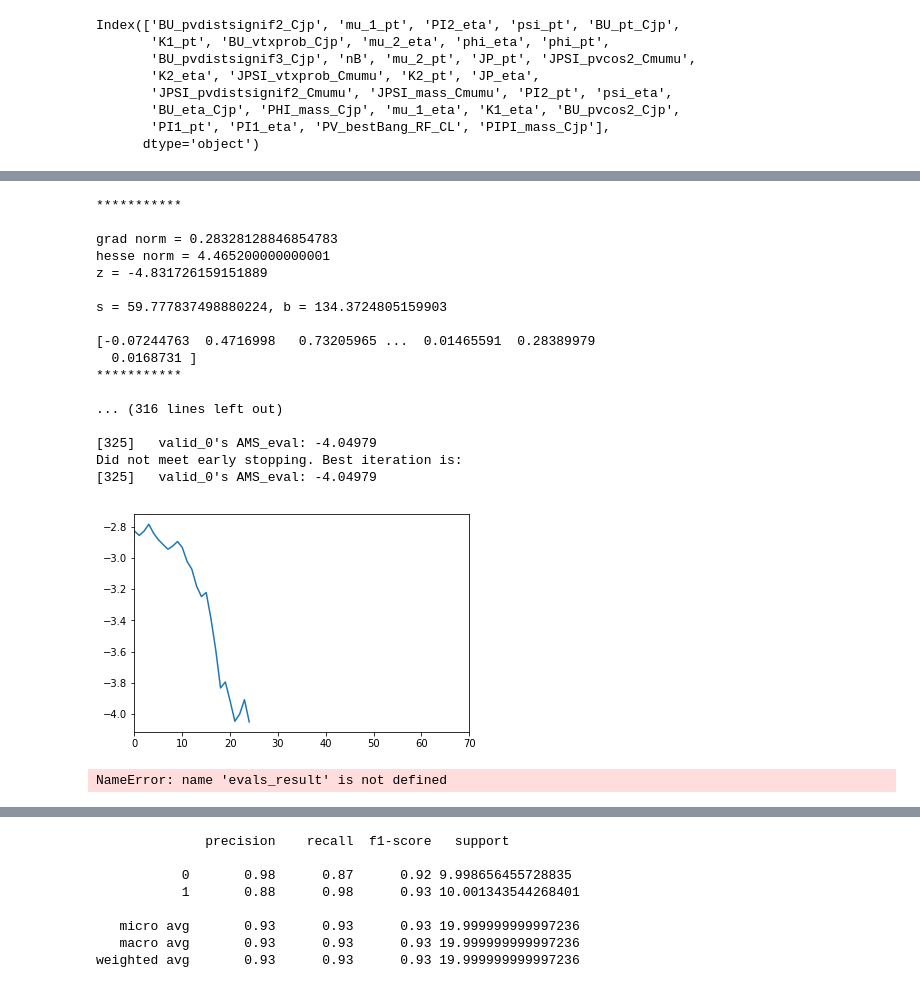
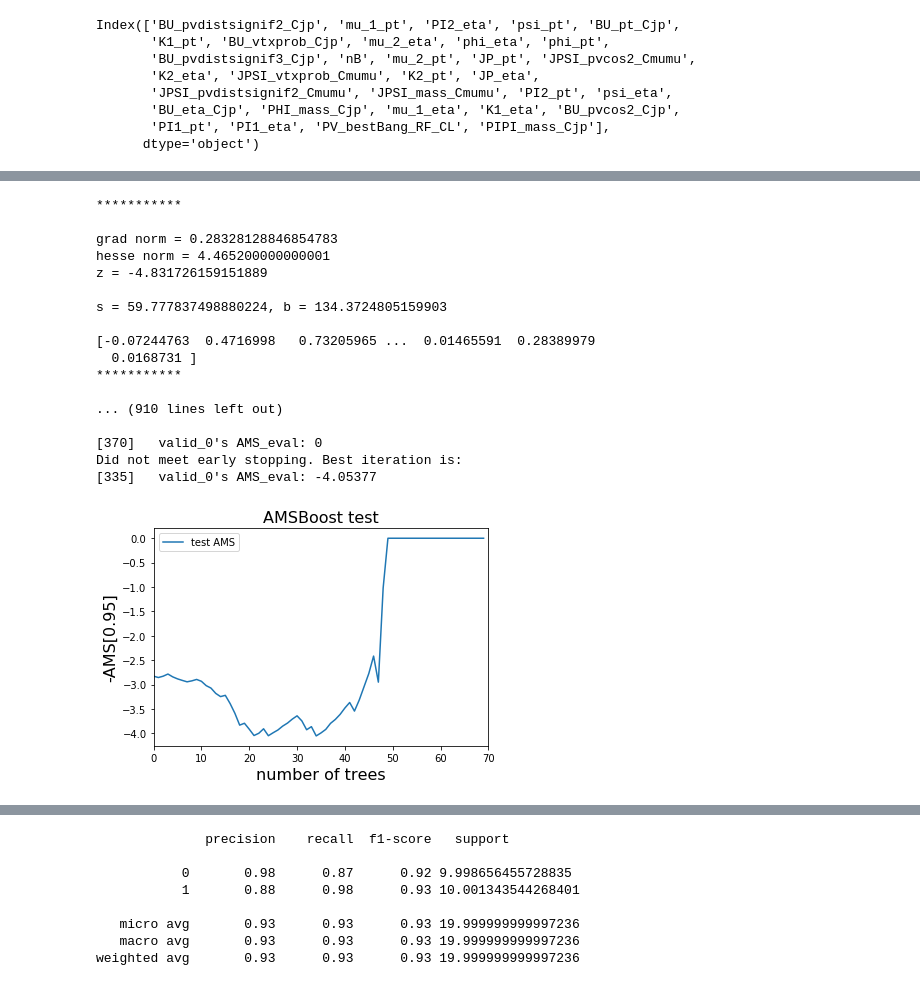
Before and after one commit to ofivite/MISP2019, a Jupyter notebook: school_preliminary_studies.ipynb, the cells around one changed output, grey strips where cells are left out. Cells and saved outputs as stored; diff of their text form; code cells hidden in the pictures.

```diff
--- a/school_preliminary_studies.ipynb
+++ b/school_preliminary_studies.ipynb
@@ -440,5 +445,5 @@ Early stopping, best iteration is:
 # %%
-num_round = 25
+num_round = 70
 extraboost_evals_result = {}
 lgb_booster = lgb.train(lgb_params, train_data, num_round, verbose_eval=5, init_model='init_lgb_booster.txt',
                         fobj=AMS_loss, feval=AMS_eval, valid_sets=[test_data], evals_result=extraboost_evals_result, early_stopping_rounds=100)
@@ -458,23 +463,24 @@ s = 59.777837498880224, b = 134.3724805159903
   0.0168731 ]
 ***********
 
-... (316 lines left out)
+... (910 lines left out)
 
-[325]   valid_0's AMS_eval: -4.04979
+[370]   valid_0's AMS_eval: 0
 Did not meet early stopping. Best iteration is:
-[325]   valid_0's AMS_eval: -4.04979
+[335]   valid_0's AMS_eval: -4.05377
 # %%
-plt.plot(extraboost_evals_result['valid_0']['AMS_eval'])
+fig = plt.figure()
+
+plt.plot(extraboost_evals_result['valid_0']['AMS_eval'], label='test AMS')
 plt.xlim((0, 70))
-# plt.ylim((-3, 0))
-plt.show()
+
+# plt.ylim((-3,-2))
+plt.xlabel('number of trees', fontsize=16)
+plt.ylabel('-AMS[0.95]', fontsize=16)
+plt.title('AMSBoost test', fontsize=16)
+
+plt.legend()
+fig.show()
+fig.savefig('AMSBoost_test_loss_more.png')
 # %% [output]
-[figure, old version]
+[figure, new version]
-# %%
-plt.plot(evals_result['valid_0']['binary_logloss'])
-plt.xlim((0, 700))
-# plt.ylim((-3,-2))
-plt.show()
-# plt.savefig('ams_loss.png')
-# %% [output]
-NameError: name 'evals_result' is not defined
```
Also changed, not shown: parts of 76 cells of this notebook, 4 other files.
